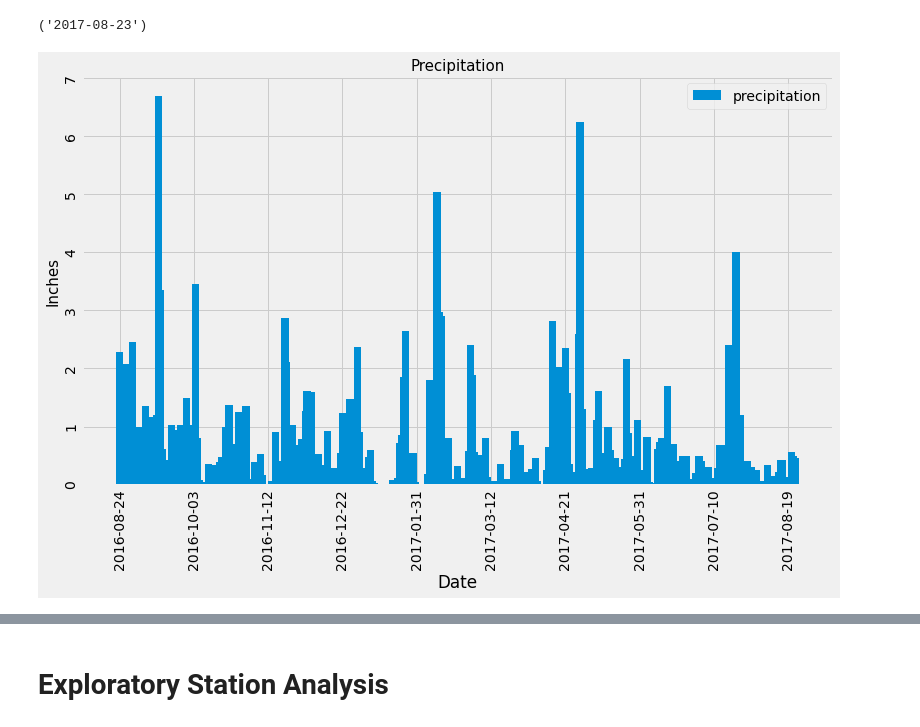
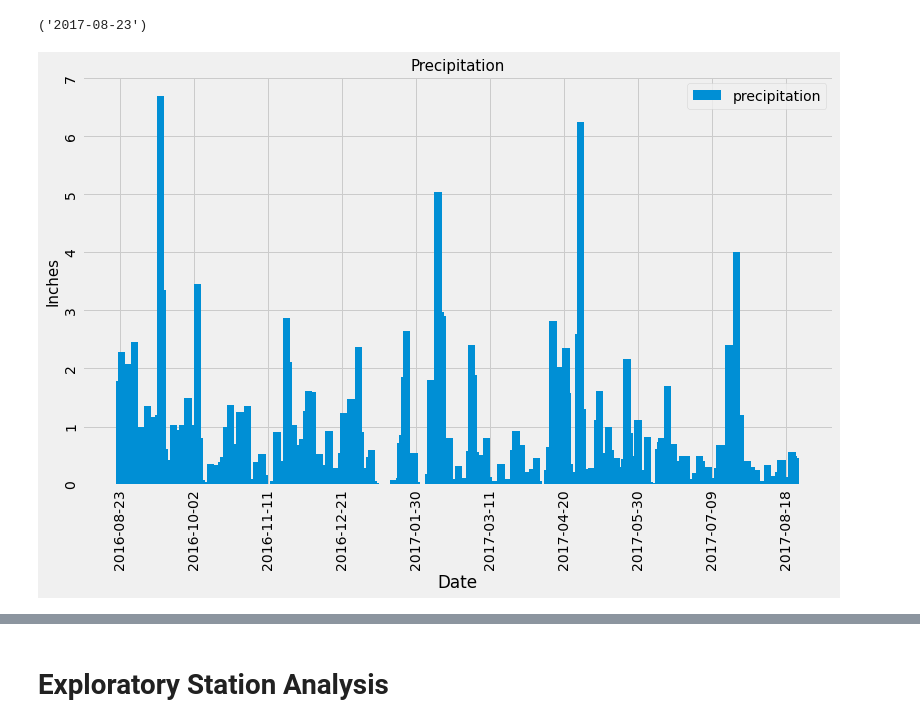
Before and after one commit to DasaSimo/sqlalchemy-challenge, a Jupyter notebook: climate_starter.ipynb, the cells around one changed output, grey strips where cells are left out. Drawn from its saved outputs; the diff is of its cells as text; code cells hidden in the pictures.

Commit message:
adding corrected precipitation query

```diff
--- a/climate_starter.ipynb
+++ b/climate_starter.ipynb
@@ -60,7 +52,8 @@ elevation FLOAT
 # Find the most recent date in the data set.
 
 #session.query(Msrmnts.date).order_by(Msrmnts.date.desc()).first()
-session.query(func.max(Msrmnts.date)).first()
+d1=session.query(func.max(Msrmnts.date)).first()
+d1
 # %% [output]
 ('2017-08-23')
 # %%
@@ -68,38 +61,38 @@ session.query(func.max(Msrmnts.date)).first()
 # Starting from the most recent data point in the database.
 
 # Calculate the date one year from the last date in data set.
-query_date = dt.date(2017,8,23) - dt.timedelta(days=365)
+max_d = dt.datetime.strptime(d1[0], "%Y-%m-%d")
+query_date = max_d  - dt.timedelta(days=366)
 #print("Query Date: ", query_date)
 
 # Perform a query to retrieve the data and precipitation scores
-results= session.query(Msrmnts.date,func.max(Msrmnts.prcp)).\
+results= session.query(Msrmnts.date,Msrmnts.prcp).\
             filter(Msrmnts.date > query_date).\
-            group_by(Msrmnts.date).all()
+            all()
            #order_by(Msrmnts.date).all()
 
 # Save the query results as a Pandas DataFrame and set the index to the date column
 df = pd.DataFrame(results, columns=['Date', 'Precipitation']).dropna()
 
 df.set_index('Date', inplace=True)
 
 # Sort the dataframe by date
 df.sort_values(by='Date', inplace = True)
-df.head(10)
 
 # Use Pandas Plotting with Matplotlib to plot the data
 
 # bar plot with matplotlib
 fig, ax = plt.subplots()
 ax.bar(df.index, df['Precipitation'], width=4)
 ax.set_xlabel("Date")
 ax.set_ylabel("Inches", size=15)
 ax.xaxis.set_major_locator(plt.MaxNLocator(11))
 #ax.set_xticklabels(ax.get_xticks(), rotation = 90)
 ax.tick_params(labelrotation=90)
 plt.legend(["precipitation"])
 plt.title("Precipitation", size=15)
 fig.set_figheight(7)
 fig.set_figwidth(12)
 plt.show()
 # %% [output]
-[figure, old version]
+[figure, new version]
```
Also changed, not shown: parts of 4 cells of this notebook.
